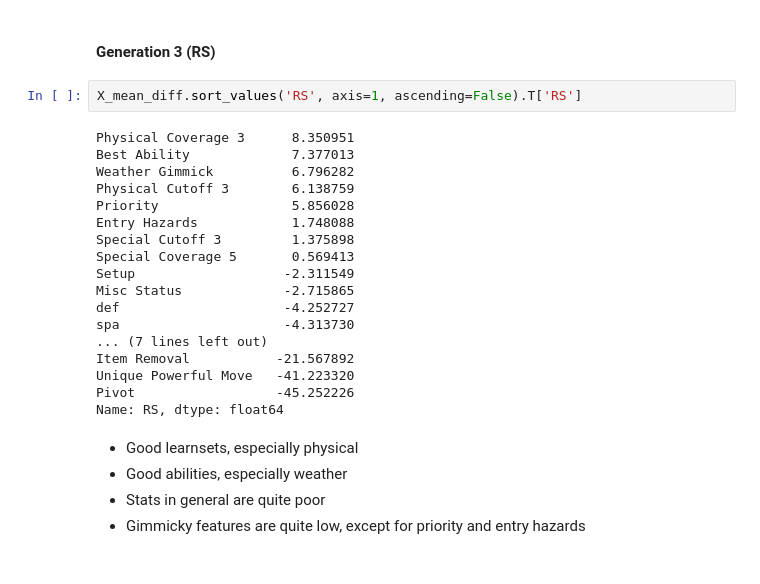
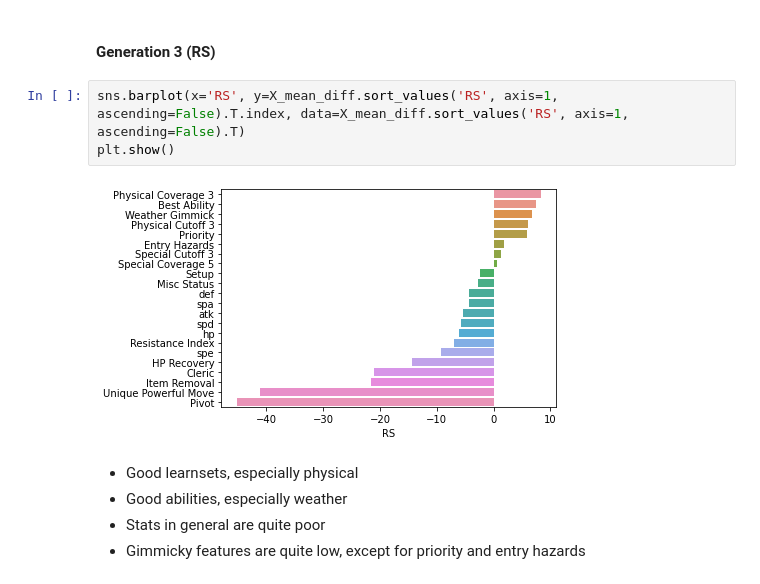
Before and after one commit to MZNewman/Springboard, a Jupyter notebook: SecondCapstone/Modeling_Application.ipynb, the cells around one changed output. Saved outputs shown, nothing was run; the diff lists cells and outputs as text.

```diff
--- a/SecondCapstone/Modeling_Application.ipynb
+++ b/SecondCapstone/Modeling_Application.ipynb
@@ -689,25 +659,10 @@ Name: GS, dtype: float64
 # %% [markdown]
 #### Generation 3 (RS)
 # %%
-X_mean_diff.sort_values('RS', axis=1, ascending=False).T['RS']
+sns.barplot(x='RS', y=X_mean_diff.sort_values('RS', axis=1, ascending=False).T.index, data=X_mean_diff.sort_values('RS', axis=1, ascending=False).T)
+plt.show()
 # %% [output]
-Physical Coverage 3      8.350951
-Best Ability             7.377013
-Weather Gimmick          6.796282
-Physical Cutoff 3        6.138759
-Priority                 5.856028
-Entry Hazards            1.748088
-Special Cutoff 3         1.375898
-Special Coverage 5       0.569413
-Setup                   -2.311549
-Misc Status             -2.715865
-def                     -4.252727
-spa                     -4.313730
-... (7 lines left out)
-Item Removal           -21.567892
-Unique Powerful Move   -41.223320
-Pivot                  -45.252226
-Name: RS, dtype: float64
+[figure, added]
 # %% [markdown]
 - Good learnsets, especially physical
 - Good abilities, especially weather
```
Also changed, not shown: parts of 27 cells of this notebook.
